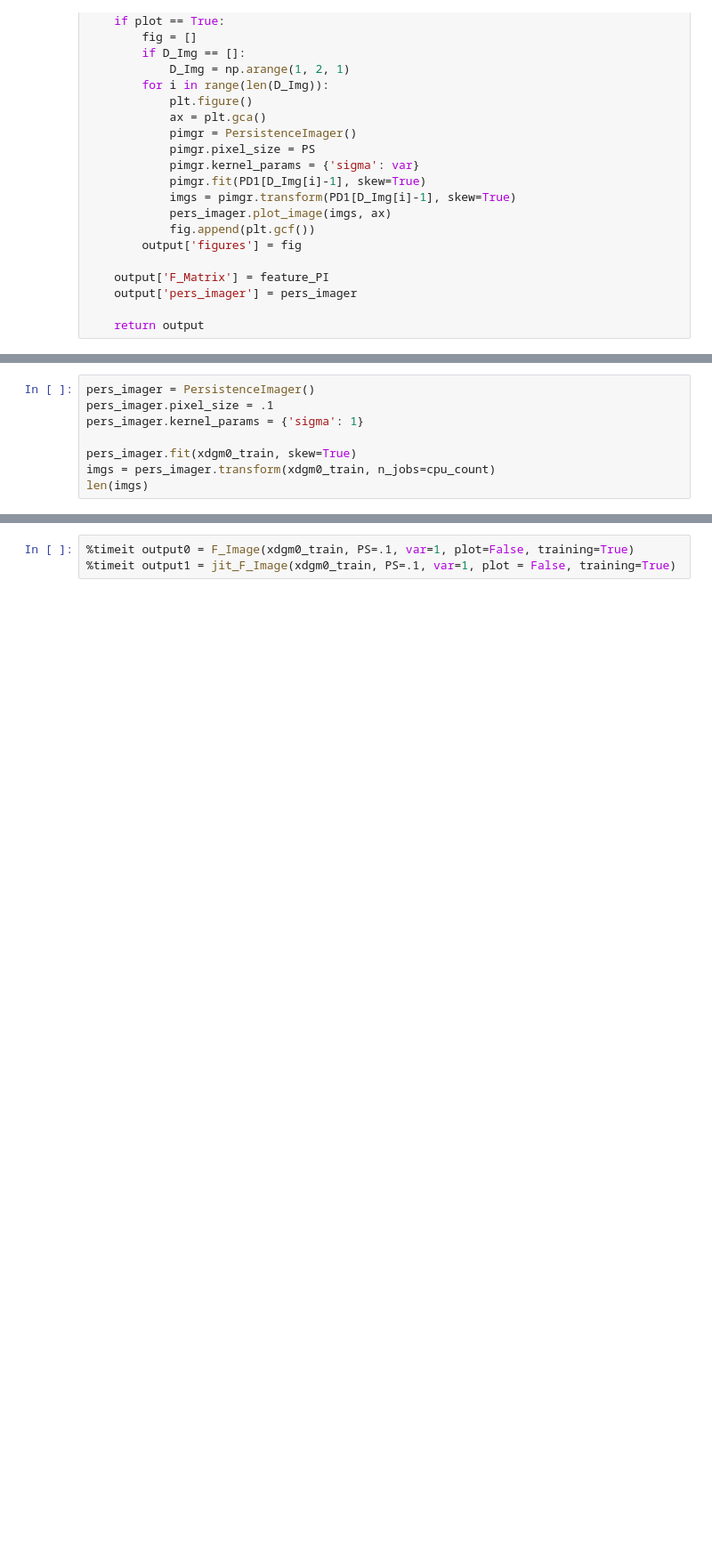
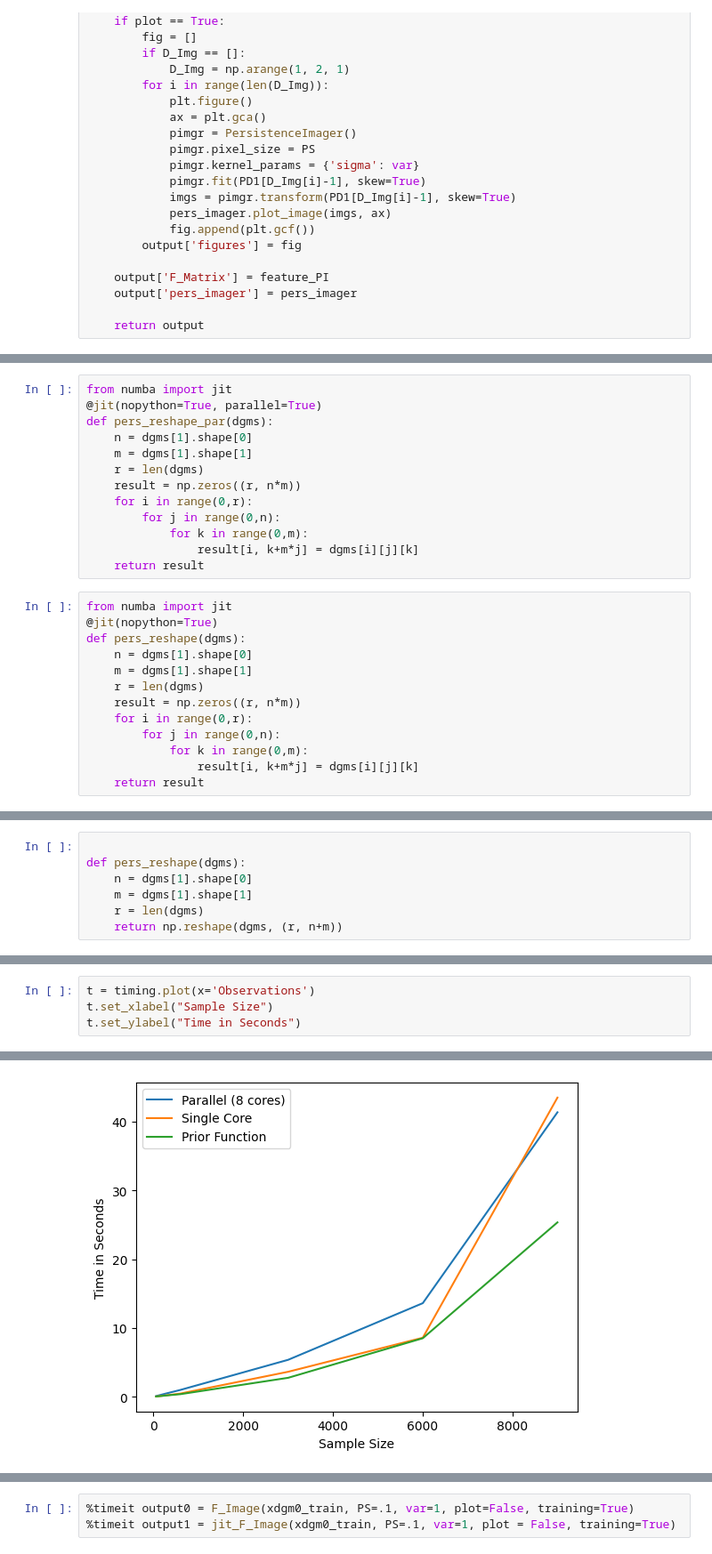
Before and after one commit to TeaspoonTDA/teaspoon, a Jupyter notebook: notebooks/ml_methods_timing_pers_images.ipynb, the cells around one changed output, grey strips where cells are left out. Shown at 89% size. Cells and saved outputs as stored; diff of their text form; blank space fills up the shorter version.

Commit message:
updated timings

```diff
--- a/notebooks/ml_methods_timing_pers_images.ipynb
+++ b/notebooks/ml_methods_timing_pers_images.ipynb
@@ -172,8 +117,0 @@ def jit_F_Image(PD1, PS, var, plot, D_Img=[], pers_imager=None, training=True):
-# %%
-pers_imager = PersistenceImager()
-pers_imager.pixel_size = .1
-pers_imager.kernel_params = {'sigma': 1}
-
-pers_imager.fit(xdgm0_train, skew=True)
-imgs = pers_imager.transform(xdgm0_train, n_jobs=cpu_count)
-len(imgs)
@@ -187,0 +118,26 @@ output1 = jit_F_Image(xdgm0_train, PS=.1, var=1, plot = False, training=True)
+# %%
+from numba import jit
+@jit(nopython=True, parallel=True)
+def pers_reshape_par(dgms):
+    n = dgms[1].shape[0]
+    m = dgms[1].shape[1]
+    r = len(dgms)
+    result = np.zeros((r, n*m))
+    for i in range(0,r):
+        for j in range(0,n):
+            for k in range(0,m):
+                result[i, k+m*j] = dgms[i][j][k]
+    return result
+# %%
+from numba import jit
+@jit(nopython=True)
+def pers_reshape(dgms):
+    n = dgms[1].shape[0]
+    m = dgms[1].shape[1]
+    r = len(dgms)
+    result = np.zeros((r, n*m))
+    for i in range(0,r):
+        for j in range(0,n):
+            for k in range(0,m):
+                result[i, k+m*j] = dgms[i][j][k]
+    return result
@@ -187,0 +156,7 @@ output1 = jit_F_Image(xdgm0_train, PS=.1, var=1, plot = False, training=True)
+# %%
+
+def pers_reshape(dgms):
+    n = dgms[1].shape[0]
+    m = dgms[1].shape[1]
+    r = len(dgms)
+    return np.reshape(dgms, (r, n+m))
@@ -187,0 +226,5 @@ output1 = jit_F_Image(xdgm0_train, PS=.1, var=1, plot = False, training=True)
+# %%
+t = timing.plot(x='Observations')
+t.set_xlabel("Sample Size")
+t.set_ylabel("Time in Seconds")
+# %% [output]
@@ -187,0 +232 @@ output1 = jit_F_Image(xdgm0_train, PS=.1, var=1, plot = False, training=True)
+[figure, added]
```
Also changed, not shown: parts of 40 cells of this notebook, 1 other file.
